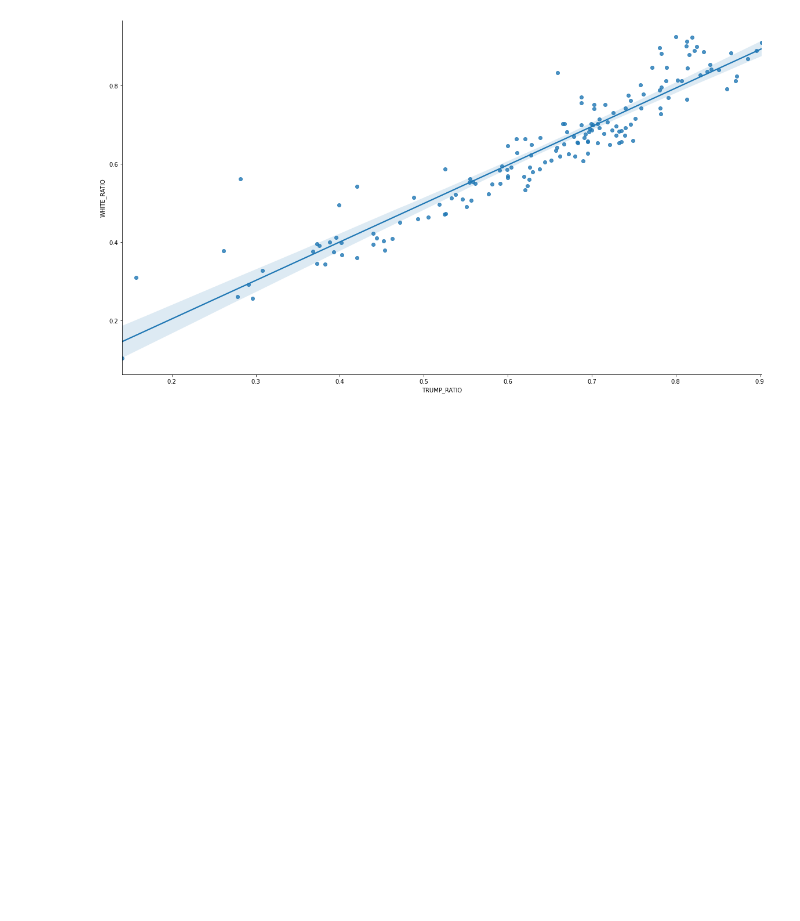
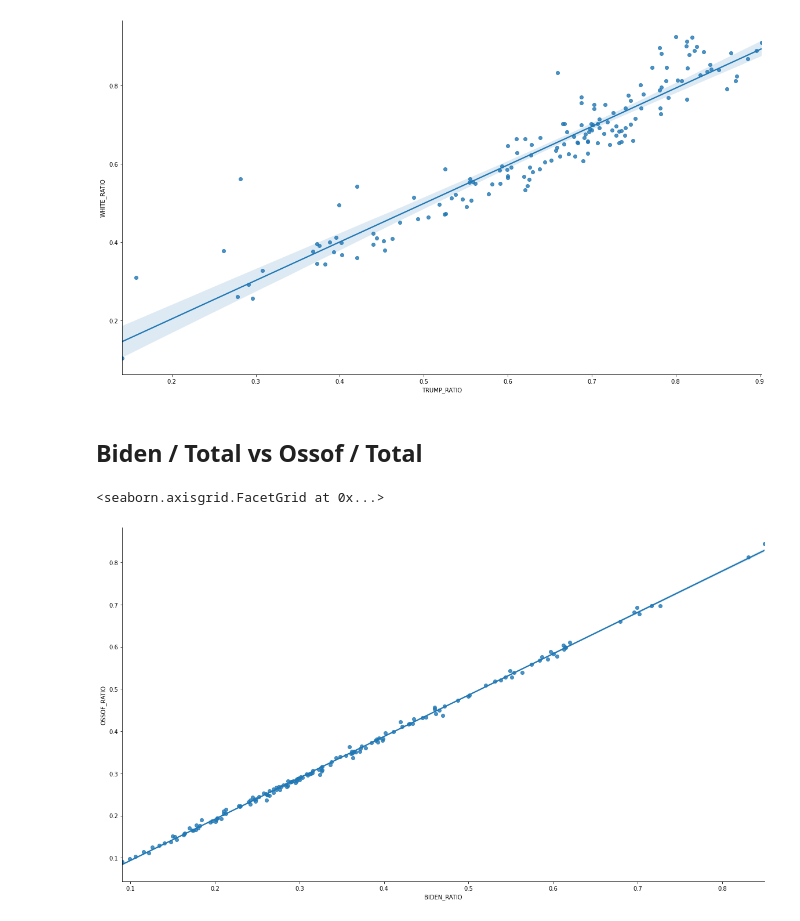
Before and after one commit to jacquerie/georgia-votes-analysis, a Jupyter notebook: analysis.ipynb, the cells around one changed output. Saved outputs shown, nothing was run; the diff lists cells and outputs as text; code cells hidden in the pictures; blank space fills up the shorter version.

Commit message:
analysis: add biden vs ossof plot

```diff
--- a/analysis.ipynb
+++ b/analysis.ipynb
@@ -59,7 +59,7 @@ presidential_columns = [
     'JORGENSEN_ADVANCED_VOTING_VOTES',
     'JORGENSEN_PROVISIONAL_VOTES',
     'JORGENSEN_TOTAL_VOTES',
-    'TOTAL_VOTES'
+    'TOTAL_VOTES_PRESIDENTIAL'
 ]
 presidential_votes = presidential_votes_raw.iloc[2:161, :]
 # %%
@@ -109,7 +109,7 @@ perdue_columns = [
     'HAZEL_ADVANCED_VOTING_VOTES',
     'HAZEL_PROVISIONAL_VOTES',
     'HAZEL_TOTAL_VOTES',
-    'TOTAL_VOTES'
+    'TOTAL_VOTES_PERDUE'
 ]
 perdue_votes = perdue_votes_raw.iloc[2:161, :]
 # %%
@@ -148,3 +148,14 @@ sns.lmplot(x='TRUMP_RATIO', y='WHITE_RATIO', data=join, fit_reg=True, aspect=16/
 # %% [output]
 <seaborn.axisgrid.FacetGrid at 0x...>
 [figure]
+# %% [markdown]
+## Biden / Total vs Ossof / Total
+# %%
+join = pd.merge(presidential_votes, perdue_votes, left_index=True, right_index=True)
+join['BIDEN_RATIO'] = join['BIDEN_TOTAL_VOTES'] / join['TOTAL_VOTES_PRESIDENTIAL']
+join['OSSOF_RATIO'] = join['OSSOF_TOTAL_VOTES'] / join['TOTAL_VOTES_PERDUE']
+# %%
+sns.lmplot(x='BIDEN_RATIO', y='OSSOF_RATIO', data=join, fit_reg=True, aspect=16/9, height=9)
+# %% [output]
+<seaborn.axisgrid.FacetGrid at 0x...>
+[figure, added]
```
Also changed, not shown: parts of 1 cell of this notebook.
